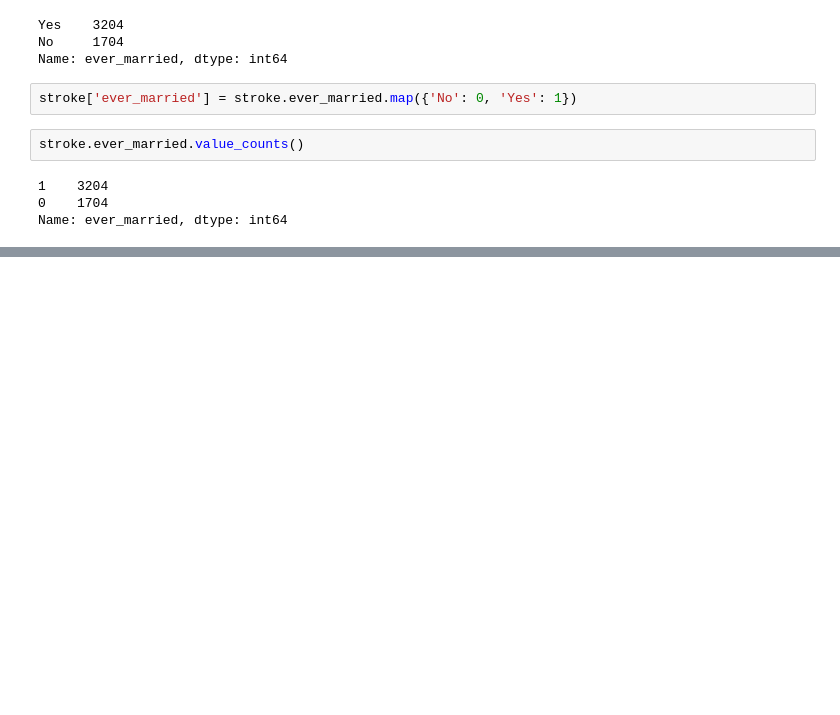
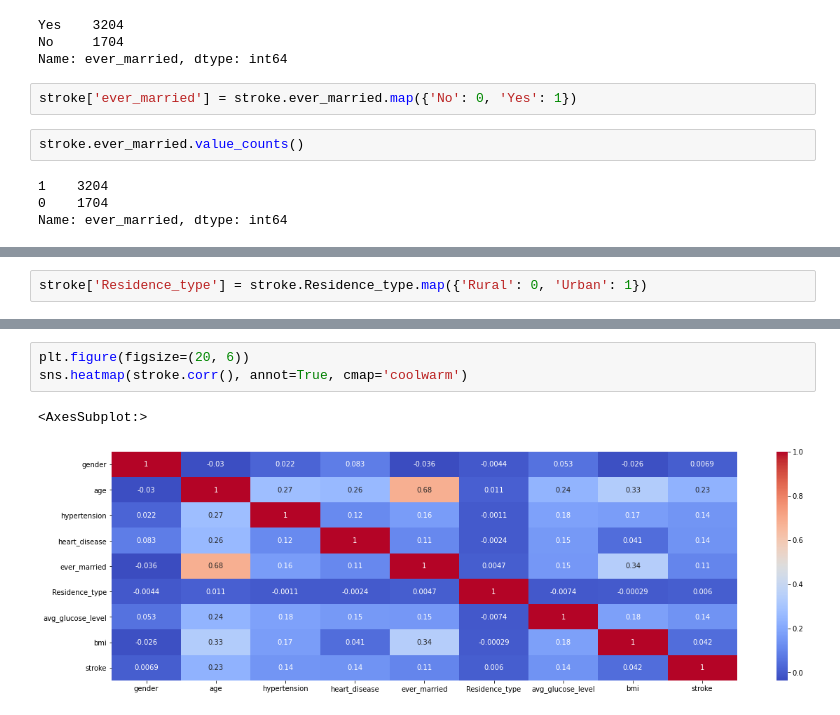
Before and after one commit to Penzragon/h8dsft_SVM, a Jupyter notebook: script.ipynb, the cells around one changed output, grey strips where cells are left out. Drawn from its saved outputs; the diff is of its cells as text; blank space fills up the shorter version.

Commit message:
add heatmap

```diff
--- a/script.ipynb
+++ b/script.ipynb
@@ -213,0 +229,2 @@ Name: ever_married, dtype: int64
+# %%
+stroke['Residence_type'] = stroke.Residence_type.map({'Rural': 0, 'Urban': 1})
@@ -213,0 +245,6 @@ Name: ever_married, dtype: int64
+# %%
+plt.figure(figsize=(20, 6))
+sns.heatmap(stroke.corr(), annot=True, cmap='coolwarm')
+# %% [output]
+<AxesSubplot:>
+[figure, added]
```
Also changed, not shown: parts of 5 cells of this notebook.
